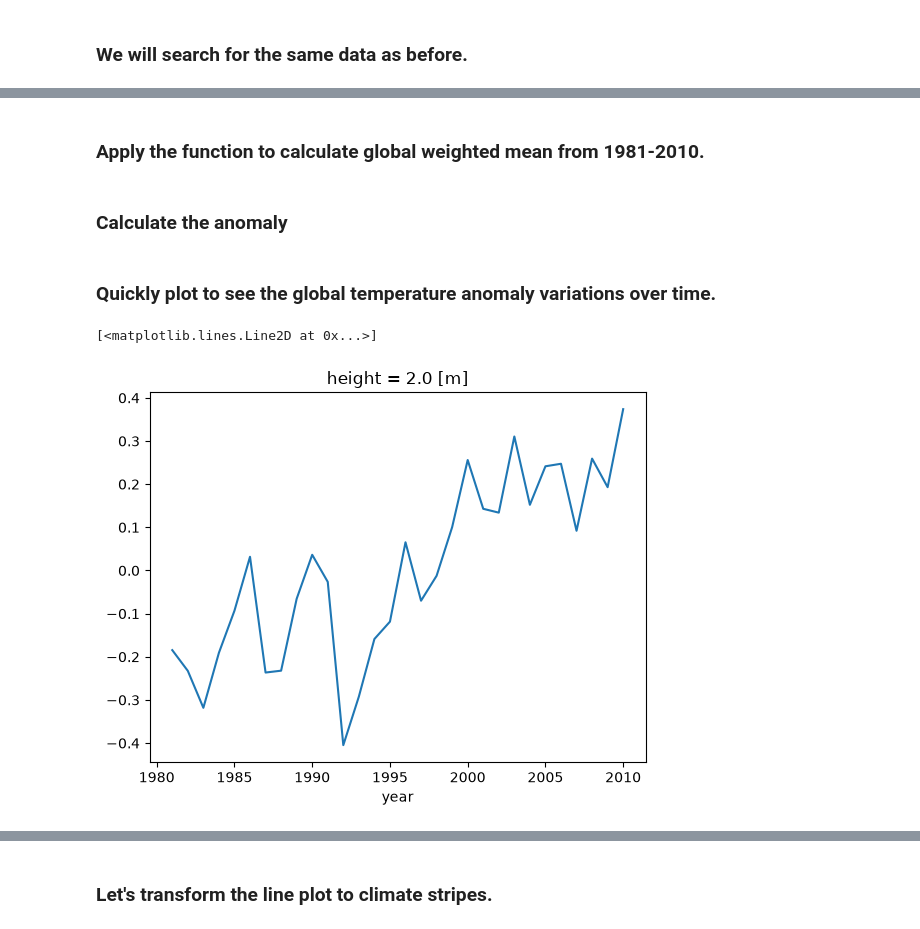
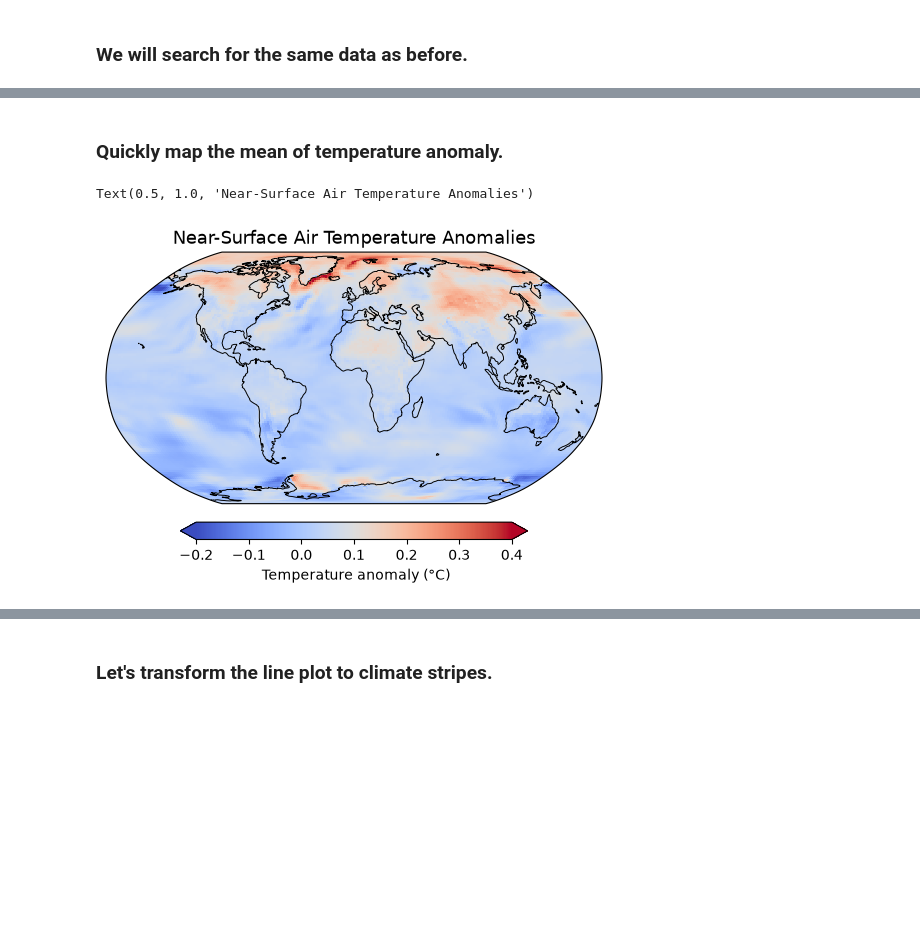
Before and after one commit to abhnil/Fresh_Eyes_on_CMIP_Data_Workshop, a Jupyter notebook: notebooks/stripes.ipynb, the cells around one changed output, grey strips where cells are left out. Saved outputs shown, nothing was run; the diff lists cells and outputs as text; code cells hidden in the pictures; blank space fills up the shorter version.

```diff
--- a/notebooks/stripes.ipynb
+++ b/notebooks/stripes.ipynb
@@ -117,7 +127,18 @@ time
 # %%
-def global_mean(ds):
-    lat = ds.lat
-    weight = np.cos(np.deg2rad(lat))
-    weight /= weight.mean()
-    other_dims = set(ds.dims) - {'time'}
-    return (ds * weight).mean(other_dims)
+# Convert Temperature to °C
+tas = ds.tas - 273.15
+
+# for calculating anomalies:
+
+# Define the reference period
+#reference period is defined based on https://www.nature.com/articles/s43247-022-00498-3 (See Fig. 1a)
+tas_ref = tas.sel(time=slice('1981-01-01', '2010-12-31'))
+
+# Calculate monthly climatology for the reference period
+tas_clim = tas_ref.groupby('time.month').mean('time')
+
+# Monthly temperature anomalies relative to 1981–2010
+tas_anom = tas.groupby('time.month') - tas_clim
+
+# Select the period to analyze
+tas_anom = tas_anom.sel(time=slice('1979-01-01', '2014-12-31'))
@@ -124,2 +146,0 @@ def global_mean(ds):
-# %% [markdown]
-### Apply the function to calculate global weighted mean from 1981-2010.
@@ -129,2 +146,0 @@ dtn=dtn.load()
-# %% [markdown]
-### Calculate the anomaly
@@ -133,7 +147,25 @@ anam=dtn-dtn.mean()
 # %% [markdown]
-### Quickly plot to see the global temperature anomaly variations over time.
+### Quickly map the mean of temperature anomaly.
 # %%
-anam.plot()
+fig, axis = plt.subplots(1, 1, subplot_kw=dict(projection=ccrs.Robinson()))
+
+tas_anom.mean("time").plot(
+    ax=axis,
+    transform=ccrs.PlateCarree(),
+    cmap="coolwarm",
+    vmin=-0.2,
+    vmax=0.4,
+    cbar_kwargs={
+        "orientation": "horizontal",
+        "shrink": 0.7,
+        "pad": 0.05,
+        "label": " Temperature anomaly (°C)"
+    }
+)
+
+axis.coastlines(linewidth=0.7)
+axis.set_global()
+axis.set_title("Near-Surface Air Temperature Anomalies", fontsize=13)
 # %% [output]
-[<matplotlib.lines.Line2D at 0x...>]
+Text(0.5, 1.0, 'Near-Surface Air Temperature Anomalies')
-[figure, old version]
+[figure, new version]
```
Also changed, not shown: parts of 16 cells of this notebook, 3 other files.
